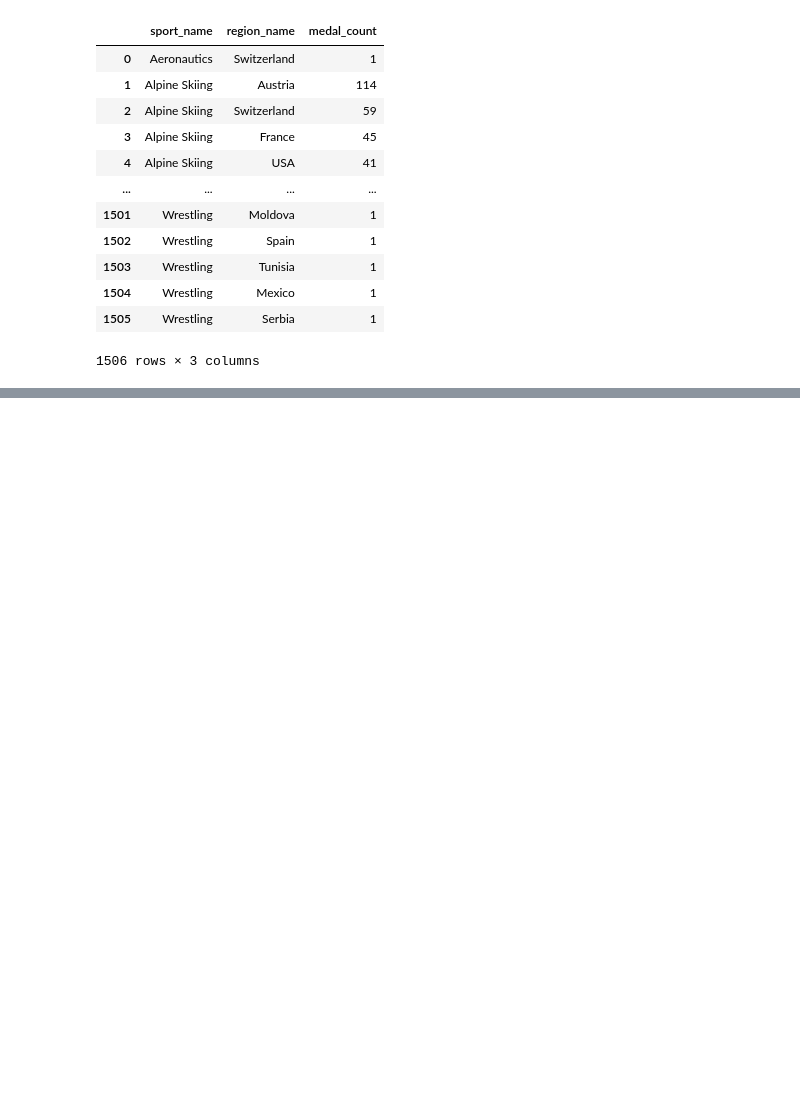
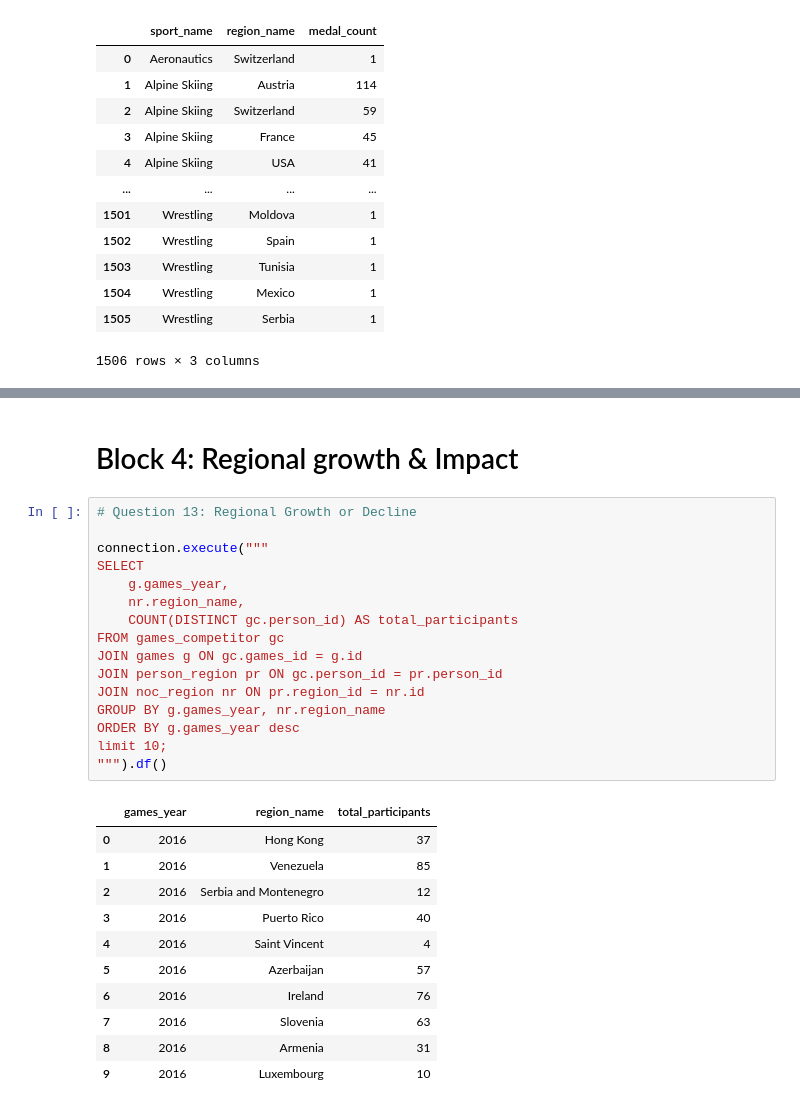
Before and after one commit to Hanish-DotCom/sports-analysis, a Jupyter notebook: notebooks/sports_analysis.ipynb, the cells around one changed output, grey strips where cells are left out. Saved outputs shown, nothing was run; the diff lists cells and outputs as text; blank space fills up the shorter version.

```diff
--- a/notebooks/sports_analysis.ipynb
+++ b/notebooks/sports_analysis.ipynb
@@ -448,0 +480,30 @@ ORDER BY s.sport_name, medal_count DESC;
+# %% [markdown]
+# Block 4: Regional growth & Impact
+# %%
+# Question 13: Regional Growth or Decline
+
+connection.execute("""
+SELECT
+    g.games_year,
+    nr.region_name,
+    COUNT(DISTINCT gc.person_id) AS total_participants
+FROM games_competitor gc
+JOIN games g ON gc.games_id = g.id
+JOIN person_region pr ON gc.person_id = pr.person_id
+JOIN noc_region nr ON pr.region_id = nr.id
+GROUP BY g.games_year, nr.region_name
+ORDER BY g.games_year desc
+limit 10;
+""").df()
+# %% [output]
+|  | games_year | region_name | total_participants |
+| 0 | 2016 | Hong Kong | 37 |
+| 1 | 2016 | Venezuela | 85 |
+| 2 | 2016 | Serbia and Montenegro | 12 |
+| 3 | 2016 | Puerto Rico | 40 |
+| 4 | 2016 | Saint Vincent | 4 |
+| 5 | 2016 | Azerbaijan | 57 |
+| 6 | 2016 | Ireland | 76 |
+| 7 | 2016 | Slovenia | 63 |
+| 8 | 2016 | Armenia | 31 |
+| 9 | 2016 | Luxembourg | 10 |
```
Also changed, not shown: parts of 8 cells of this notebook, 4 other files.
